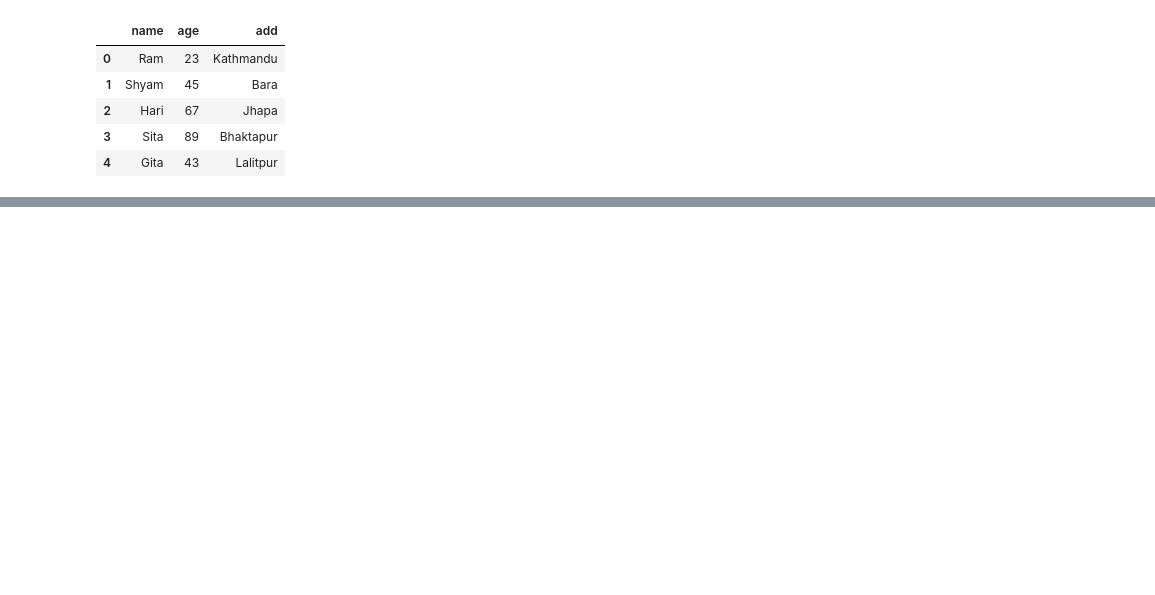
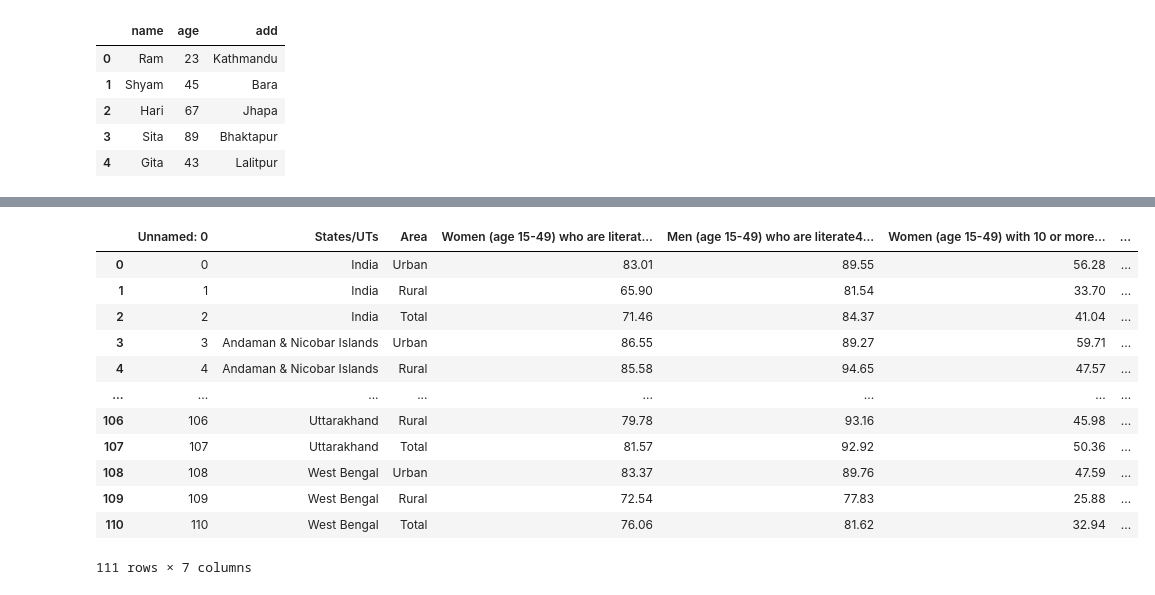
Before and after one commit to davidbhandari1/python1, a Jupyter notebook: Pandas.ipynb, the cells around one changed output, grey strips where cells are left out. Cells and saved outputs as stored; diff of their text form; code cells hidden in the pictures; blank space fills up the shorter version.

```diff
--- a/Pandas.ipynb
+++ b/Pandas.ipynb
@@ -102,0 +295,17 @@ df
+# %%
+df=pd.read_csv('modified.csv')
+df
+# %% [output]
+|  | Unnamed: 0 | States/UTs | Area | Women (age 15-49) who are literat... | Men (age 15-49) who are literate4... | Women (age 15-49) with 10 or more... | ... |
+| 0 | 0 | India | Urban | 83.01 | 89.55 | 56.28 | ... |
+| 1 | 1 | India | Rural | 65.90 | 81.54 | 33.70 | ... |
+| 2 | 2 | India | Total | 71.46 | 84.37 | 41.04 | ... |
+| 3 | 3 | Andaman & Nicobar Islands | Urban | 86.55 | 89.27 | 59.71 | ... |
+| 4 | 4 | Andaman & Nicobar Islands | Rural | 85.58 | 94.65 | 47.57 | ... |
+| ... | ... | ... | ... | ... | ... | ... | ... |
+| 106 | 106 | Uttarakhand | Rural | 79.78 | 93.16 | 45.98 | ... |
+| 107 | 107 | Uttarakhand | Total | 81.57 | 92.92 | 50.36 | ... |
+| 108 | 108 | West Bengal | Urban | 83.37 | 89.76 | 47.59 | ... |
+| 109 | 109 | West Bengal | Rural | 72.54 | 77.83 | 25.88 | ... |
+| 110 | 110 | West Bengal | Total | 76.06 | 81.62 | 32.94 | ... |
+111 rows × 7 columns
```
Also changed, not shown: parts of 25 cells of this notebook, 6 other files.
